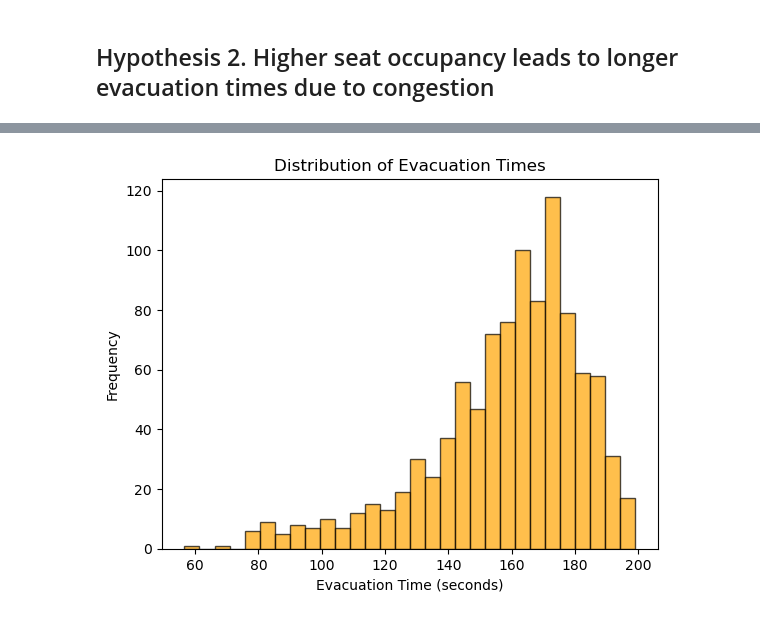
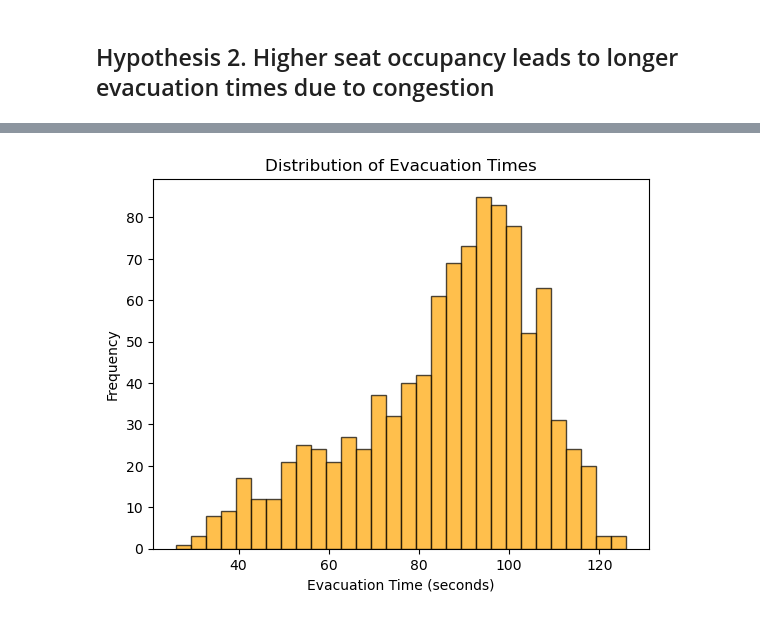
Before and after one commit to jimmystereo/2024Fall_projects, a Jupyter notebook: code/hypothesis2.ipynb, the cells around one changed output, grey strips where cells are left out. Saved outputs shown, nothing was run; the diff lists cells and outputs as text; code cells hidden in the pictures.

```diff
--- a/code/hypothesis2.ipynb
+++ b/code/hypothesis2.ipynb
@@ -6,20 +9,35 @@ from scipy.stats import f_oneway
 # %% [markdown]
 ## Hypothesis 2. Higher seat occupancy leads to longer evacuation times due to congestion
 # %%
-rows = 30           # Number of rows in the plane
-seats_per_row = 6   # Seats per row (standard economy configuration)
-exits = [0, 15, 29] # Locations of exits (front, middle, back exits)
-speed_factor = 0.6  # First three rows move faster (80% of the normal time)
-door_opening_time = 2  # Time for middle exit door to open (2 seconds)
+# A320 Configuration
+rows = 26
+seats_per_row_front = 2
+seats_per_row = 3
+front_rows = 3
+exits = [0, 9, 10, 25]
+
+# Simulation parameters
+speed_factor = 0.8
+old_in_first_3_rows_prob = 0.7
+emergency_level = 0.5
+occupancy_rate = 0.8
 num_simulations = 1000
-proportion_old = 0.3  # 30% old passengers
-old_in_first_3_rows_prob = 0.6  # 70% chance for old passengers to sit in the first 3 rows
-emergency_level = 0.9  # Emergency level: 0.0 (low) to 1.0 (high)
-occupancy_rate = 0.8  # 80% of seats are occupied
+proportion_old = 0.3
 
-evacuation_times = monte_carlo_simulation(rows, seats_per_row, exits, speed_factor, door_opening_time, num_simulations,
-                                          proportion_old, old_in_first_3_rows_prob, emergency_level, occupancy_rate)
-
+# Run simulations
+evacuation_times = monte_carlo_simulation(
+    rows=rows,
+    seats_per_row=seats_per_row,
+    seats_per_row_front=seats_per_row_front,
+    front_rows=front_rows,
+    exits=exits,
+    speed_factor=speed_factor,
+    num_simulations=num_simulations,
+    proportion_old=proportion_old,
+    old_in_first_3_rows_prob=old_in_first_3_rows_prob,
+    emergency_level=emergency_level,
+    occupancy_rate=occupancy_rate
+)
 # Analyze the results
 average_time = np.mean(evacuation_times)
 std_deviation = np.std(evacuation_times)
@@ -39,3 +73,3 @@ Standard deviation: 24.73 seconds
-[figure, old version]
+[figure, new version]
 # %%
 # Define the different occupancy rates to test
```
Also changed, not shown: parts of 4 cells of this notebook, 1 other file.
